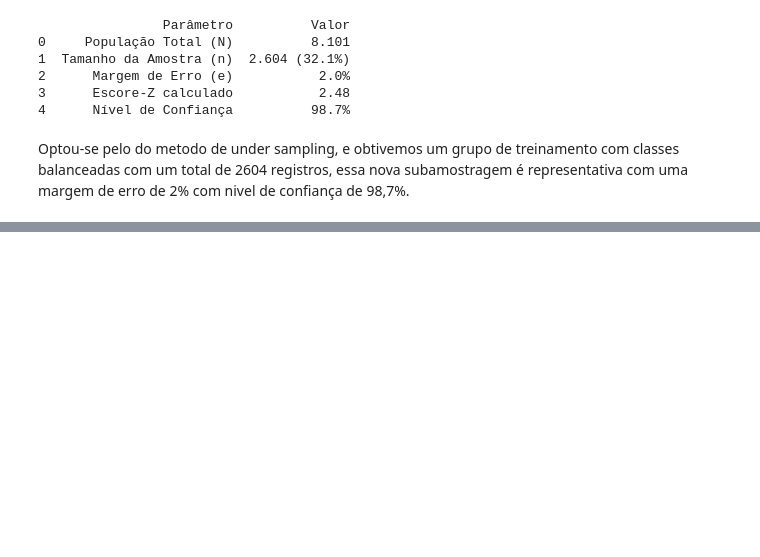
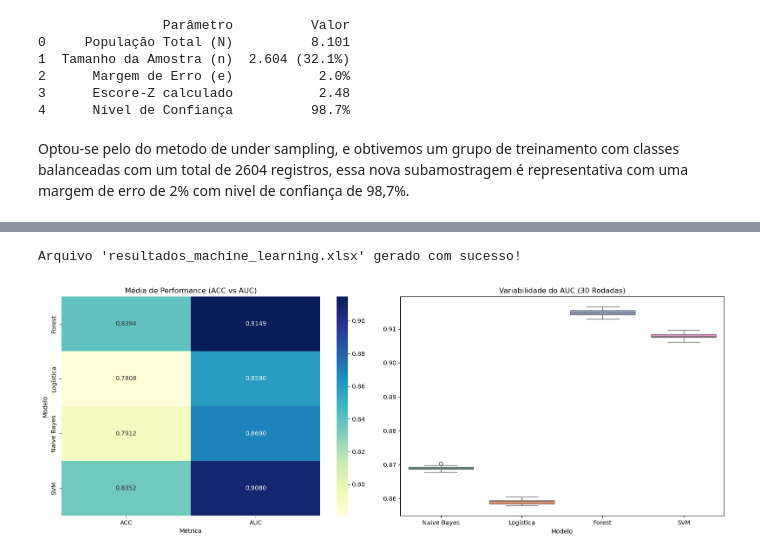
Before and after one commit to andersonjader/previsao_de_churn_de_clientes_de_cartao_de_credito, a Jupyter notebook: src/Notebooks/Modelagem.ipynb, the cells around one changed output, grey strips where cells are left out. Cells and saved outputs as stored; diff of their text form; code cells hidden in the pictures; blank space fills up the shorter version.

Commit message:
feat: modelagem escolha do algoritmo de ML

```diff
--- a/src/Notebooks/Modelagem.ipynb
+++ b/src/Notebooks/Modelagem.ipynb
@@ -400,0 +383,2 @@ Optou-se pelo do metodo de under sampling, e obtivemos um grupo de treinamento
+# %%
+X = df3[c].copy()
@@ -400,0 +394,2 @@ Optou-se pelo do metodo de under sampling, e obtivemos um grupo de treinamento
+# %%
+y = df3['classe'].copy()
@@ -400,0 +413,16 @@ Optou-se pelo do metodo de under sampling, e obtivemos um grupo de treinamento
+# %%
+# 2. Loop de Processamento (30 rodadas)
+for i in range(30):
+    kfold = KFold(n_splits=10, shuffle=True, random_state=i)
+
+    lista_modelos = [
+        ('naive_bayes', GaussianNB()),
+        ('logistica', Pipeline([('scaler', StandardScaler()), ('model', LogisticRegression(max_iter=1000))])),
+        ('forest', RandomForestClassifier()),
+        ('svm', Pipeline([('scaler', StandardScaler()), ('model', SVC(probability=True))]))
+    ]
+
+    for nome, modelo in lista_modelos:
+        scores = cross_validate(modelo, X, y, cv=kfold, scoring=metrics)
+        resultados[nome]['acc'].append(scores['test_accuracy'].mean())
+        resultados[nome]['auc'].append(scores['test_roc_auc'].mean())
@@ -400,0 +460,48 @@ Optou-se pelo do metodo de under sampling, e obtivemos um grupo de treinamento
+# %%
+# 4. Exportação para Excel
+
+df_estatisticas = df_completo.describe()
+
+with pd.ExcelWriter('resultados_machine_learning.xlsx') as writer:
+    df_completo.to_excel(writer, sheet_name='Dados_Brutos_30_Rodadas')
+    df_estatisticas.to_excel(writer, sheet_name='Resumo_Estatistico')
+
+print("Arquivo 'resultados_machine_learning.xlsx' gerado com sucesso!")
+# %% [output]
+Arquivo 'resultados_machine_learning.xlsx' gerado com sucesso!
+# %%
+df_completo = pd.DataFrame({
+    ('Naive Bayes', 'ACC'): resultados['naive_bayes']['acc'],
+    ('Naive Bayes', 'AUC'): resultados['naive_bayes']['auc'],
+    ('Logística', 'ACC'): resultados['logistica']['acc'],
+    ('Logística', 'AUC'): resultados['logistica']['auc'],
+    ('Forest', 'ACC'): resultados['forest']['acc'],
+    ('Forest', 'AUC'): resultados['forest']['auc'],
+    ('SVM', 'ACC'): resultados['svm']['acc'],
+    ('SVM', 'AUC'): resultados['svm']['auc']
+}) #padronizando os rótolos
+
+# 2.
+df_completo.columns = pd.MultiIndex.from_tuples(df_completo.columns, names=['Modelo', 'Métrica'])
+
+# 3.
+import seaborn as sns
+import matplotlib.pyplot as plt
+
+df_medias = df_completo.mean().unstack()
+
+fig, ax = plt.subplots(1, 2, figsize=(16, 6))
+
+# Calor (Média)
+sns.heatmap(df_medias, annot=True, cmap='YlGnBu', fmt='.4f', ax=ax[0])
+ax[0].set_title('Média de Performance (ACC vs AUC)')
+
+# Boxplot (Variação) -
+df_auc_only = df_completo.xs('AUC', axis=1, level='Métrica')
+sns.boxplot(data=df_auc_only, ax=ax[1], palette='Set2')
+ax[1].set_title('Variabilidade do AUC (30 Rodadas)')
+
+plt.tight_layout()
+plt.show()
+# %% [output]
+[figure, added]
```
Also changed, not shown: parts of 57 cells of this notebook, 8 other files.
